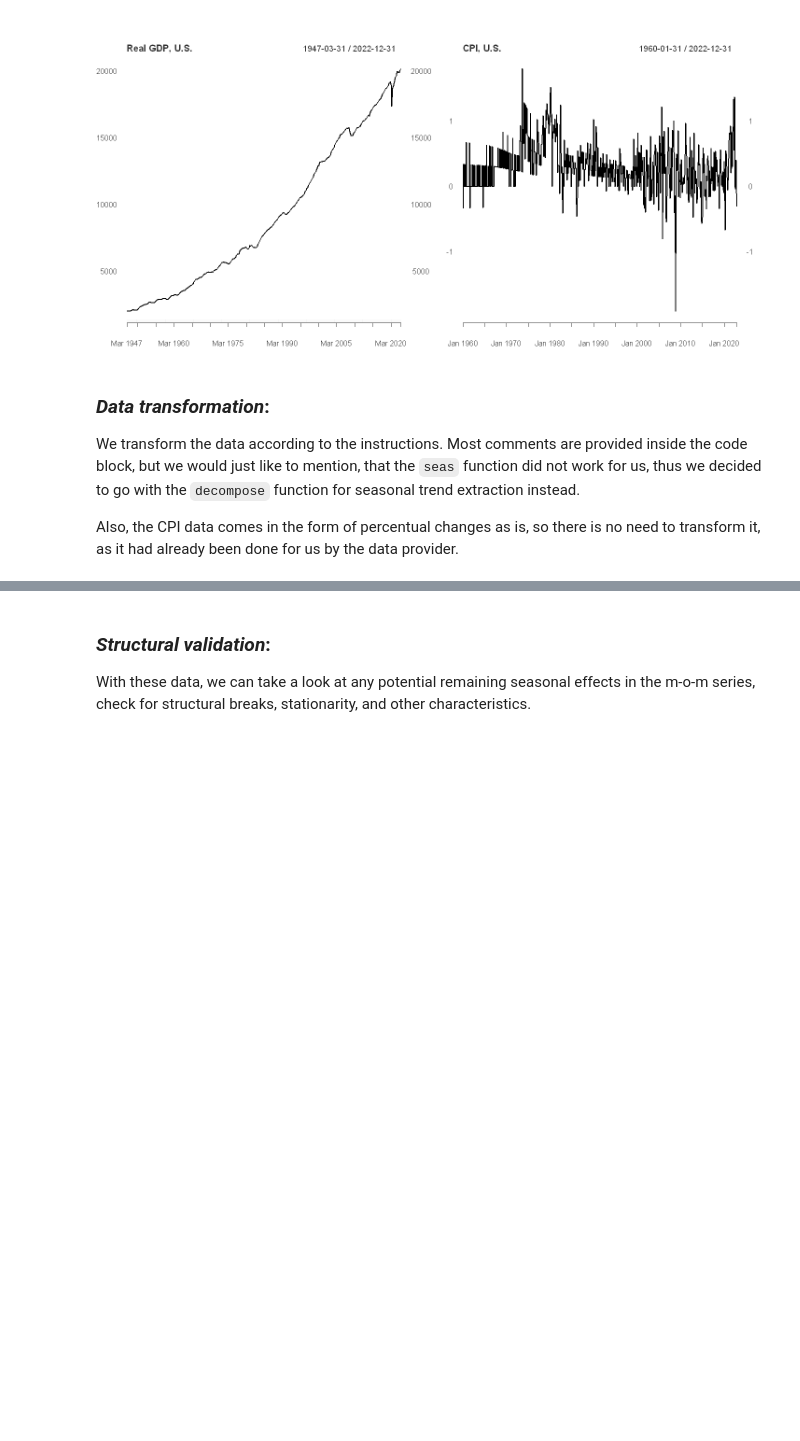
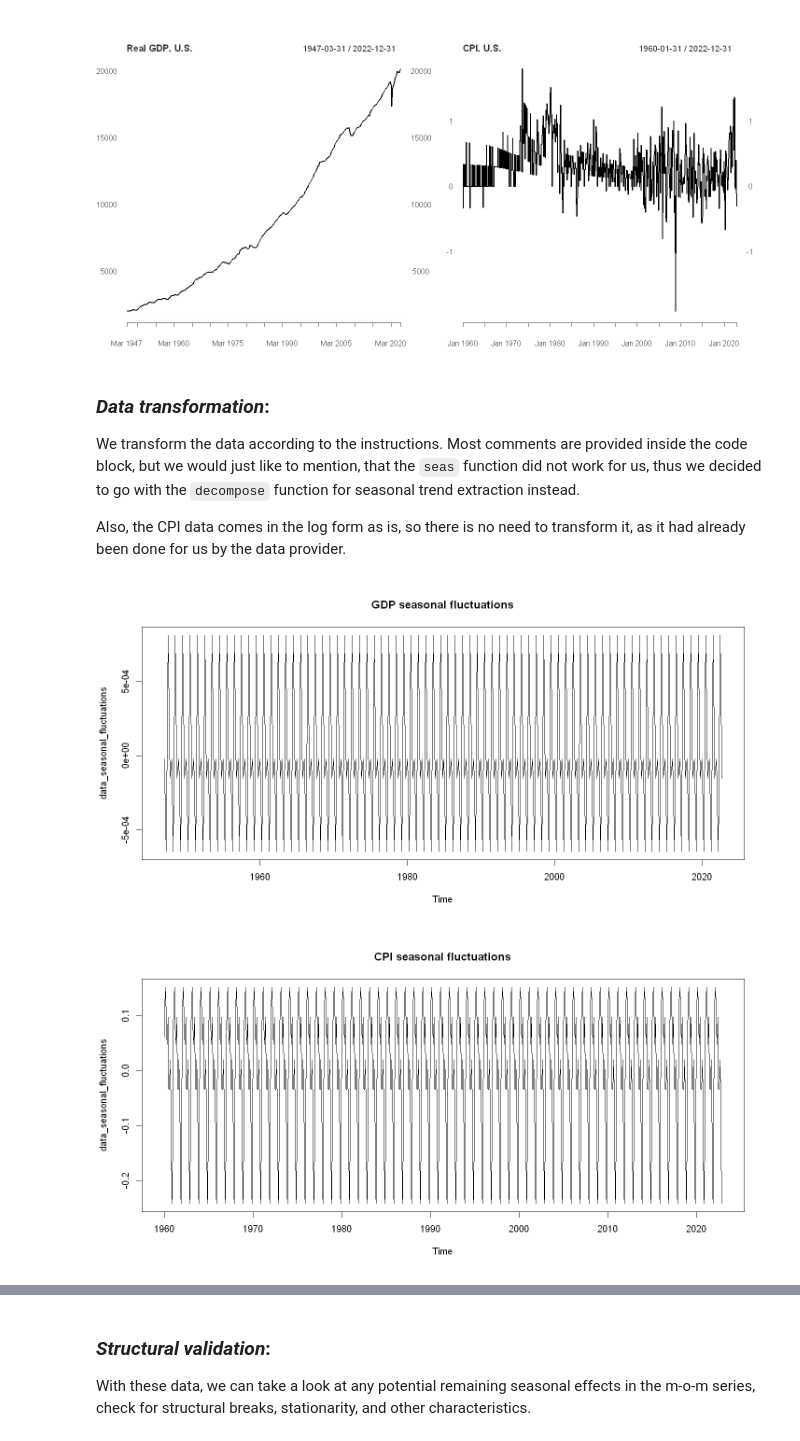
Before and after one commit to PetrCala/macro_tools_term_paper, a Jupyter notebook: code/cala_termpaper_main.ipynb, the cells around one changed output, grey strips where cells are left out. Drawn from its saved outputs; the diff is of its cells as text; code cells hidden in the pictures; blank space fills up the shorter version.

Commit message:
Revamped seasonal fluctuations

```diff
--- a/code/cala_termpaper_main.ipynb
+++ b/code/cala_termpaper_main.ipynb
@@ -84,4 +84,4 @@ plot.xts(us_cpi_data, main="CPI, U.S.", grid.col=NA, yaxis.left=TRUE)
 
 We transform the data according to the instructions. Most comments are provided inside the code block, but we would just like to mention, that the `seas` function did not work for us, thus we decided to go with the `decompose` function for seasonal trend extraction instead.
 
-Also, the CPI data comes in the form of percentual changes as is, so there is no need to transform it, as it had already been done for us by the data provider.
+Also, the CPI data comes in the log form as is, so there is no need to transform it, as it had already been done for us by the data provider.
@@ -104 +88,8 @@ cpi_seasonal_fluctuations <- cpi_seasonal$seasonal # Seasonal fluctuations
+# %%
+### 1. + 2.
+gdp_quarterly <- handleSeasonality(log(us_gdp_data), "GDP")
+cpi_monthly <- handleSeasonality(us_cpi_data, "CPI")
+# %% [output]
+[figure, added]
+[figure, added]
 # %% [markdown]
```
Also changed, not shown: parts of 6 cells of this notebook, 1 other file.
